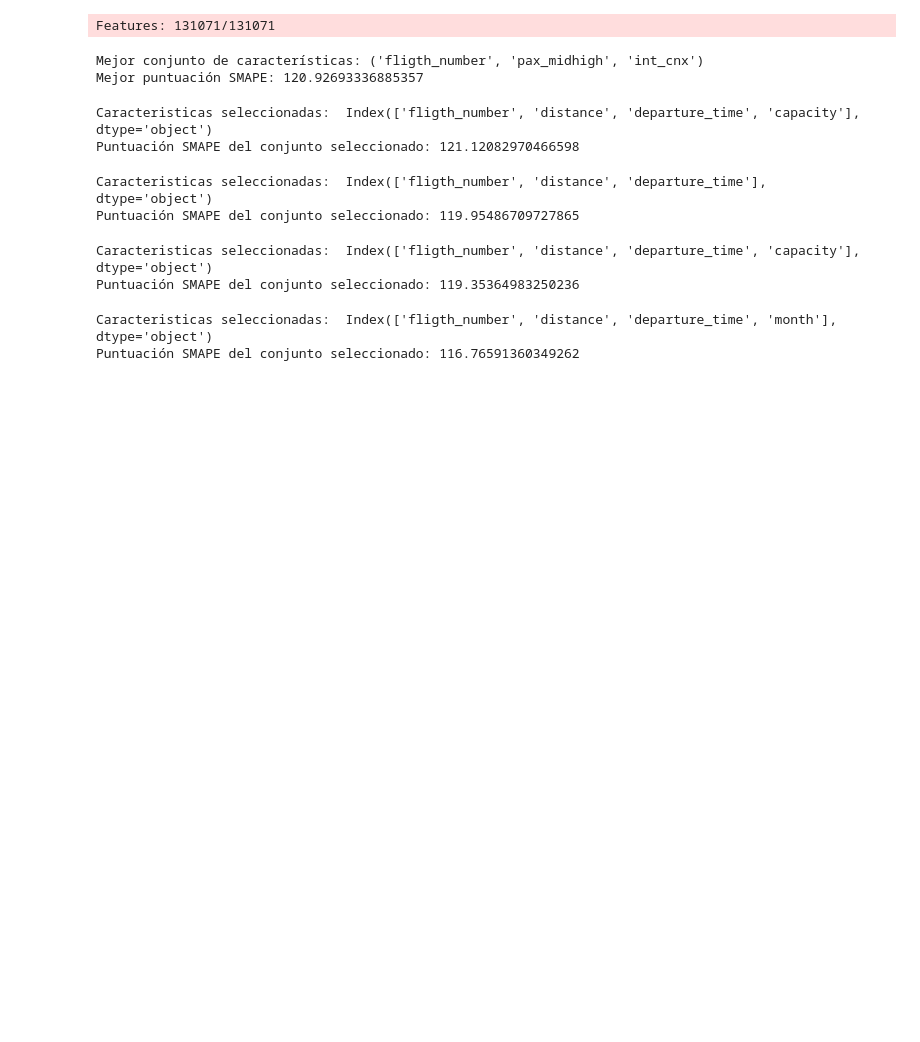
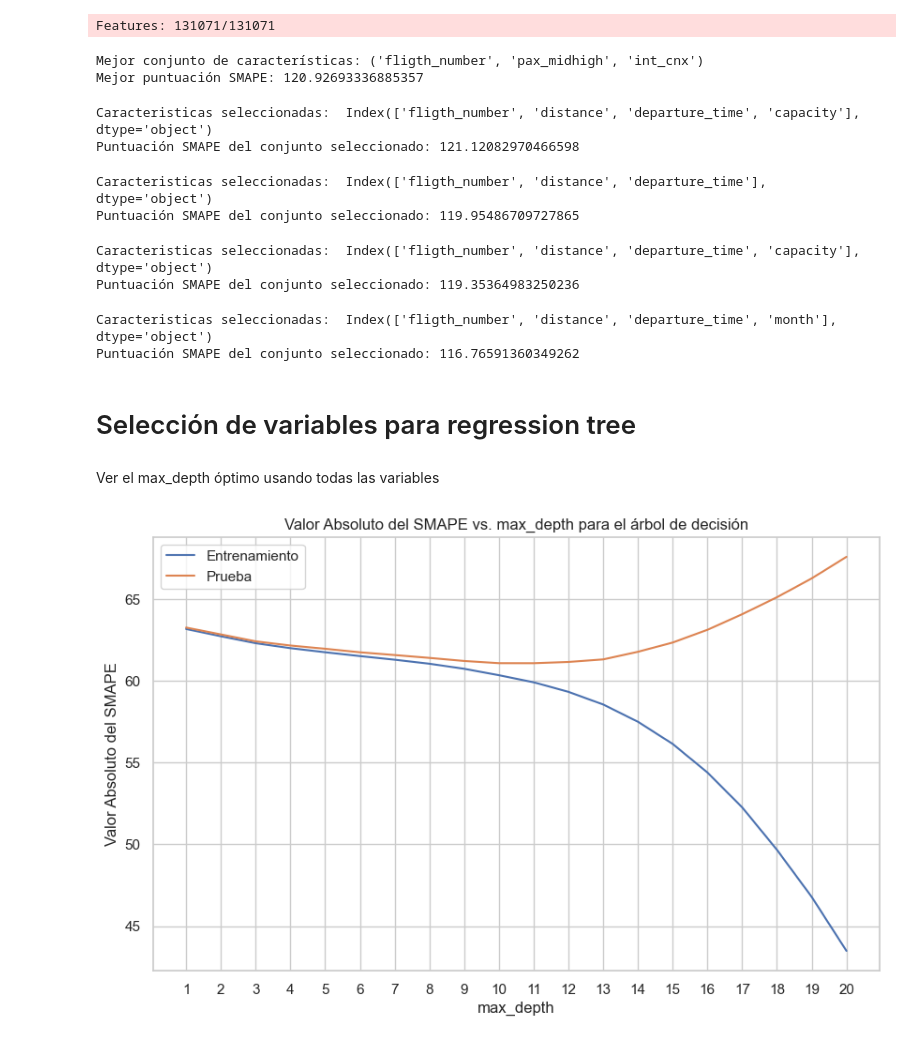
Before and after one commit to anitalittle/tarea2, a Jupyter notebook: tarea2.ipynb, the cells around one changed output. Cells and saved outputs as stored; diff of their text form; code cells hidden in the pictures; blank space fills up the shorter version.

Commit message:
forward selection e importancia caract arbol

```diff
--- a/tarea2.ipynb
+++ b/tarea2.ipynb
@@ -469,3 +460,67 @@ print("Puntuación SMAPE del conjunto seleccionado:", smape_selected)
 # %% [output]
 Caracteristicas seleccionadas:  Index(['fligth_number', 'distance', 'departure_time', 'month'], dtype='object')
 Puntuación SMAPE del conjunto seleccionado: 116.76591360349262
+# %% [markdown]
+# Selección de variables para regression tree
+# %% [markdown]
+Ver el max_depth óptimo usando todas las variables
+# %%
+import numpy as np
+import matplotlib.pyplot as plt
+from sklearn.tree import DecisionTreeRegressor
+from sklearn.metrics import make_scorer
+from sklearn.model_selection import train_test_split
+
+sample_size = round(956944/2)
+df_train_sample = df_train.sample(n=sample_size, random_state=42)
+
+X = df_train_sample.drop('noshow', axis=1)
+y = df_train_sample['noshow']
+
+# Divide tus datos en conjuntos de entrenamiento y prueba
+X_train, X_test, y_train, y_test = train_test_split(X, y, test_size=0.2, random_state=42)
+
+# Define una lista de valores de max_depth que deseas probar
+max_depth_values = range(1, 21)
+
+# Inicializa listas para almacenar las puntuaciones de entrenamiento y prueba
+train_smape = []
+test_smape = []
+
+# Realiza un bucle sobre los valores de max_depth
+for max_depth in max_depth_values:
+    # Crea un modelo de árbol de decisión con el valor actual de max_depth
+    model = DecisionTreeRegressor(max_depth=max_depth)
+
+    # Entrena el modelo en el conjunto de entrenamiento
+    model.fit(X_train, y_train)
+
+    # Realiza las predicciones en el conjunto de entrenamiento
+    y_pred_train = model.predict(X_train)
+
+    # Calcula el SMAPE en el conjunto de entrenamiento
+    train_smape_score = np.abs(smape(y_train, y_pred_train))
+
+    # Realiza las predicciones en el conjunto de prueba
+    y_pred_test = model.predict(X_test)
+
+    # Calcula el SMAPE en el conjunto de prueba
+    test_smape_score = np.abs(smape(y_test, y_pred_test))
+
+    # Agrega los valores de SMAPE a las listas
+    train_smape.append(train_smape_score)
+    test_smape.append(test_smape_score)
+
+# Crea un gráfico de max_depth vs. valor absoluto del SMAPE
+plt.figure(figsize=(10, 6))
+plt.plot(max_depth_values, train_smape, label='Entrenamiento')
+plt.plot(max_depth_values, test_smape, label='Prueba')
+plt.xlabel('max_depth')
+plt.ylabel('Valor Absoluto del SMAPE')
+plt.title('Valor Absoluto del SMAPE vs. max_depth para el árbol de decisión')
+plt.xticks(max_depth_values)
+plt.legend()
+plt.grid(True)
+plt.show()
+# %% [output]
+[figure, added]
```
Also changed, not shown: parts of 8 cells of this notebook.
